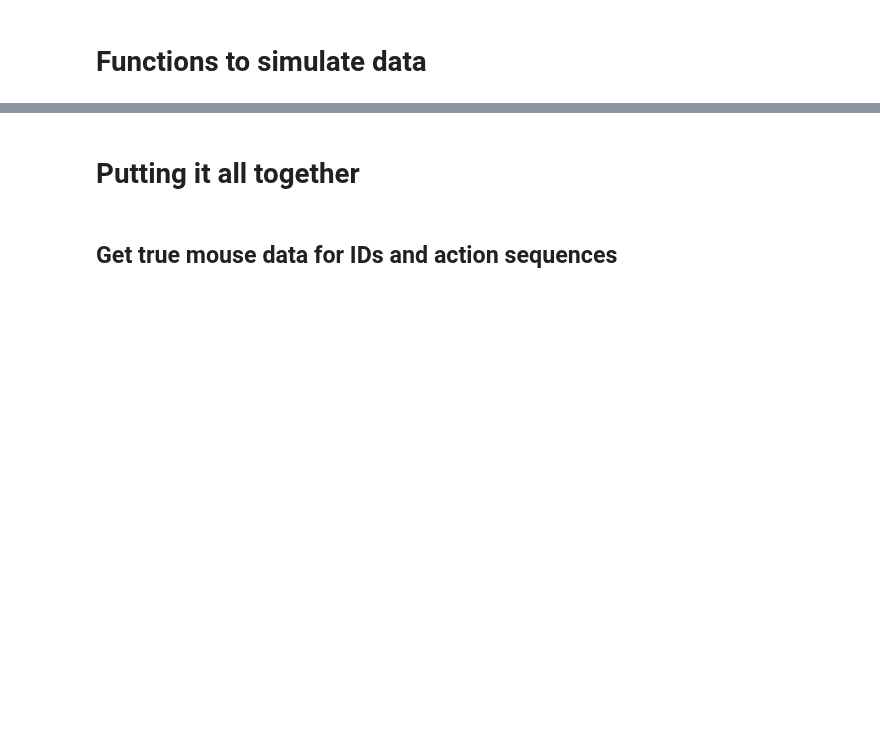
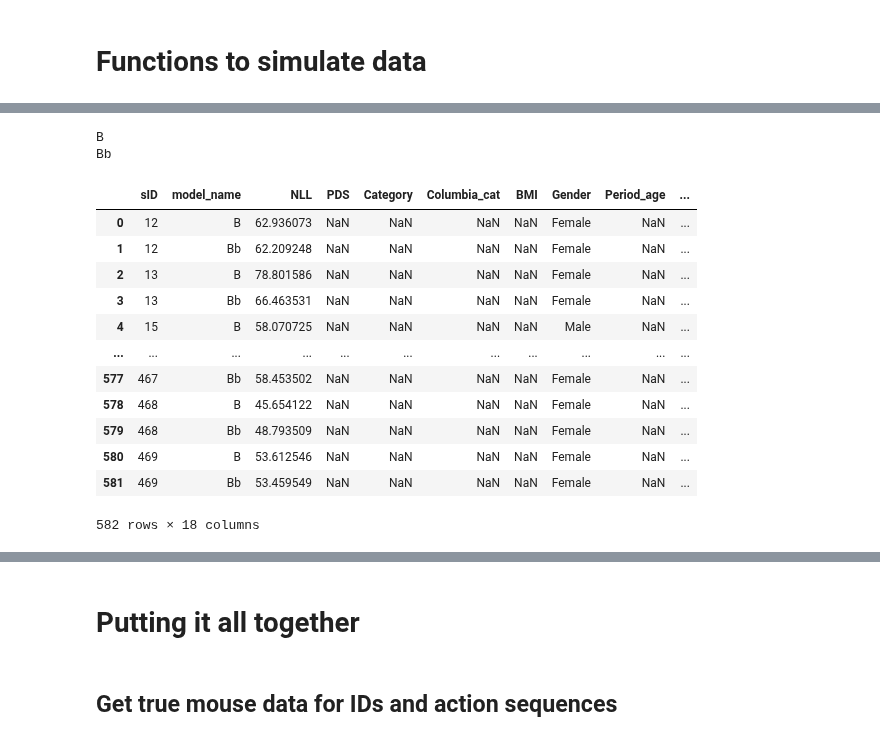
Before and after one commit to MariaEckstein/SLCN, a Jupyter notebook: models/SimulateMouseBehavior.ipynb, the cells around one changed output, grey strips where cells are left out. Drawn from its saved outputs; the diff is of its cells as text; code cells hidden in the pictures; blank space fills up the shorter version.

```diff
--- a/models/SimulateMouseBehavior.ipynb
+++ b/models/SimulateMouseBehavior.ipynb
@@ -268,0 +510,49 @@ array([0, 1, 0, 0, 1, 1, 1, 0, 1, 1, 0, 0, 1, 0, 1, 1, 1, 0, 1, 1, 1, 1,
+# %%
+# Putting it all together
+ages_file_dir = "C:/Users/maria/MEGAsync/SLCNdata/SLCNinfo2.csv"
+ages = pd.read_csv(ages_file_dir)
+ages = ages.rename({'ID': 'sID'}, axis=1)
+ages.Gender = ages.Gender.replace({2: 'Female', 1: 'Male'})
+ages['age_group'] = make_groups(ages, 'PreciseYrs')
+ages['age_group_'] = ages.age_group.replace({'25%': 9, '50%': 11.5, '75%': 14, '100%': 16.5, 'UCB': 21.5, 'Adult': 27.5}).astype(float)
+ages
+
+hum_data_path = "C:/Users/maria/MEGAsync/SLCNdata/ProbSwitch/"
+fitted_param_path = "C:/Users/maria/MEGAsync/SLCN/PShumanData/fitting/new_ML_models/MCMC/clustermodels"
+
+NLL_model_names = (
+#     'RLab', 'RLabc', 'RLabcp', 'RLabcpn', 'RLabcpnx', 'RLabnp2',
+    'B', 'Bb', #'Bbp', 'Bbpr', 'Bbspr'
+)
+NLLs = pd.DataFrame({'sID': ages.sID, 'NLL': 0})
+for model_name in NLL_model_names:
+    print(model_name)
+    NLL = NLL_from_data_and_params(fitted_param_path, hum_data_path, model_name)
+    NLLs = NLLs.merge(NLL, on='sID', suffixes=("", "_{}".format(model_name)))
+
+NLLs = NLLs.drop('NLL', axis=1)
+NLLs = NLLs.rename(columns={'NLL_{}'.format(n): n for n in NLL_model_names})
+NLLs
+# %% [output]
+B
+Bb
+# %%
+NLLs_l = pd.melt(NLLs,
+                 value_vars=NLL_model_names,
+                 id_vars=('sID'), var_name='model_name', value_name='NLL')
+NLLs_l = NLLs_l.merge(ages)
+NLLs_l
+# %% [output]
+|  | sID | model_name | NLL | PDS | Category | Columbia_cat | BMI | Gender | Period_age | ... |
+| 0 | 12 | B | 62.936073 | NaN | NaN | NaN | NaN | Female | NaN | ... |
+| 1 | 12 | Bb | 62.209248 | NaN | NaN | NaN | NaN | Female | NaN | ... |
+| 2 | 13 | B | 78.801586 | NaN | NaN | NaN | NaN | Female | NaN | ... |
+| 3 | 13 | Bb | 66.463531 | NaN | NaN | NaN | NaN | Female | NaN | ... |
+| 4 | 15 | B | 58.070725 | NaN | NaN | NaN | NaN | Male | NaN | ... |
+| ... | ... | ... | ... | ... | ... | ... | ... | ... | ... | ... |
+| 577 | 467 | Bb | 58.453502 | NaN | NaN | NaN | NaN | Female | NaN | ... |
+| 578 | 468 | B | 45.654122 | NaN | NaN | NaN | NaN | Female | NaN | ... |
+| 579 | 468 | Bb | 48.793509 | NaN | NaN | NaN | NaN | Female | NaN | ... |
+| 580 | 469 | B | 53.612546 | NaN | NaN | NaN | NaN | Female | NaN | ... |
+| 581 | 469 | Bb | 53.459549 | NaN | NaN | NaN | NaN | Female | NaN | ... |
+582 rows × 18 columns
```
Also changed, not shown: parts of 24 cells of this notebook, 2 other files.
